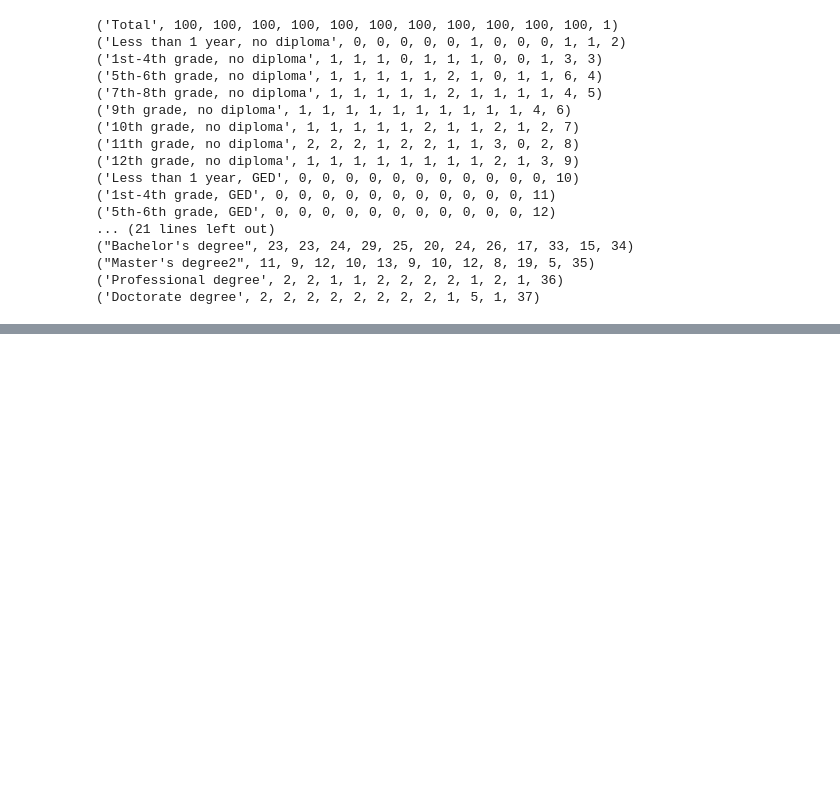
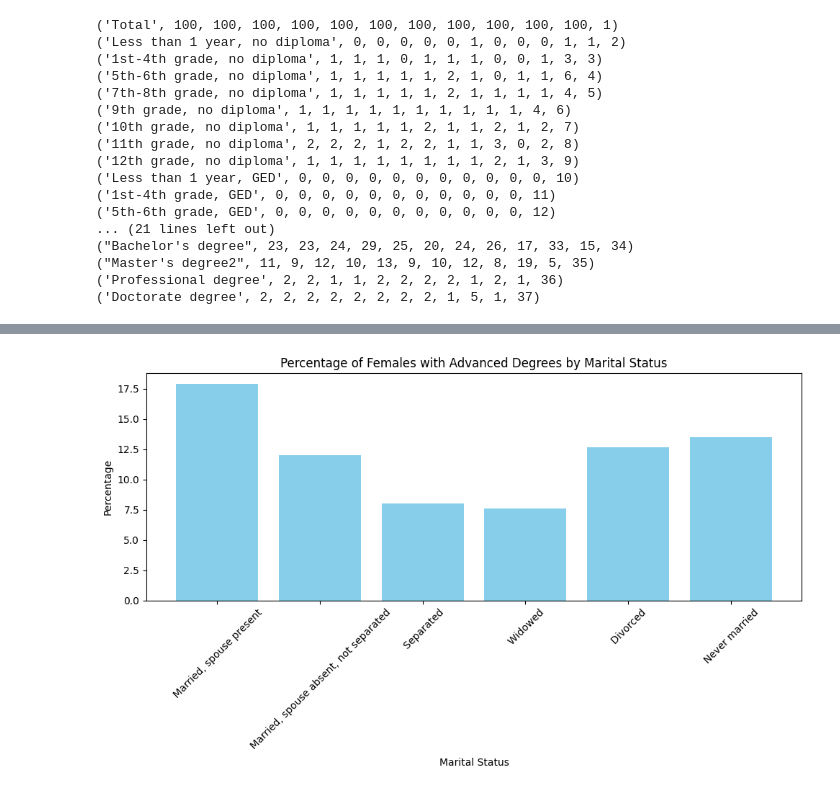
Before and after one commit to kevinha159/CSCI-620-GAs, a Jupyter notebook: GA-2/GA2.ipynb, the cells around one changed output, grey strips where cells are left out. Drawn from its saved outputs; the diff is of its cells as text; code cells hidden in the pictures; blank space fills up the shorter version.

Commit message:
Table 2 code and visualization

```diff
--- a/GA-2/GA2.ipynb
+++ b/GA-2/GA2.ipynb
@@ -218,0 +291,34 @@ for i in range(len(result)):
+# %%
+mydb = mysql.connector.connect(
+    host="localhost",
+    user="root",
+    password="yash",
+    database="CSCI_630_GA2"
+)
+cursor = mydb.cursor()
+query = """
+SELECT
+    Marital_Status,
+    ROUND(((Masters_degree + Professional_degree + Doctoral_degree) / Total) * 100, 2) AS Percentage
+FROM
+    female_marital_status;
+"""
+
+cursor.execute(query)
+result = cursor.fetchall()
+
+df = pd.DataFrame(result, columns=['Marital_Status', 'Percentage'])
+
+plt.figure(figsize=(10, 6))
+plt.bar(df['Marital_Status'], df['Percentage'], color='skyblue')
+plt.xlabel('Marital Status')
+plt.ylabel('Percentage')
+plt.title('Percentage of Females with Advanced Degrees by Marital Status')
+plt.xticks(rotation=45)
+plt.tight_layout()
+plt.show()
+
+cursor.close()
+mydb.close()
+# %% [output]
+[figure, added]
```
Also changed, not shown: parts of 4 cells of this notebook.
